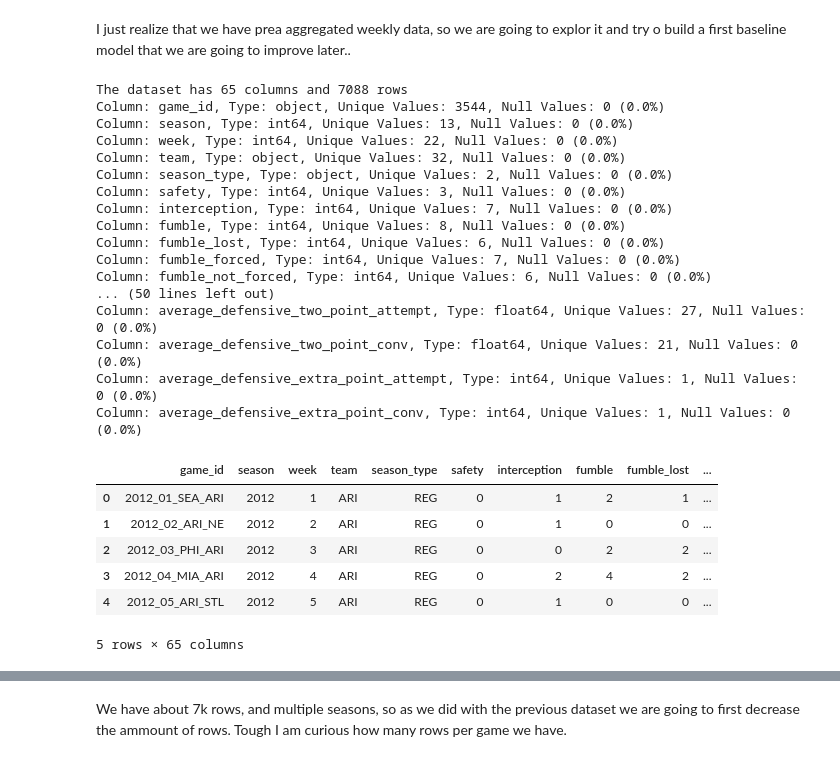
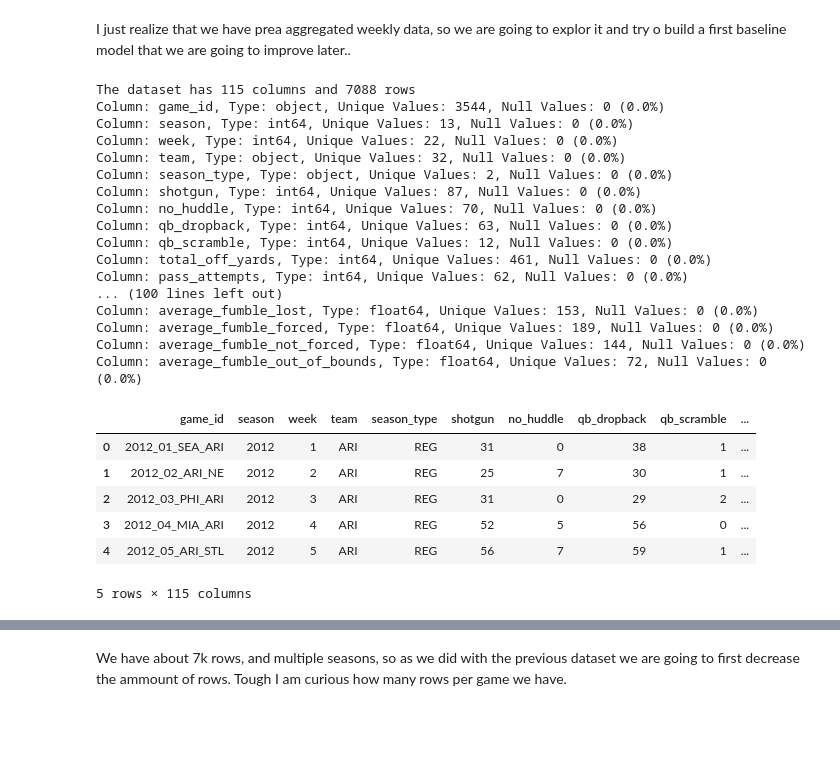
Before and after one commit to Ejaramillo1/nfl_ml_project, a Jupyter notebook: notebook/data/EDA_NFL_2.ipynb, the cells around one changed output, grey strips where cells are left out. Cells and saved outputs as stored; diff of their text form; code cells hidden in the pictures; blank space fills up the shorter version.

Commit message:
working with game data
Start working with game data

```diff
--- a/notebook/data/EDA_NFL_2.ipynb
+++ b/notebook/data/EDA_NFL_2.ipynb
@@ -18,47 +18,47 @@ import kagglehub
 dataset_path = kagglehub.dataset_download("philiphyde1/nfl-stats-1999-2022")
 # %%
 # Load the CSV file into a DataFrame
-# [weekly_player_stats_defense.csv'', 'weekly_player_stats_offense.csv', 'weekly_team_stats_defense.csv', 'weekly_team_stats_offense.csv', 'yearly_player_stats_defense.csv', 'yearly_player_stats_offense.csv', 'yearly_team_stats_defense.csv', 'yearly_team_stats_offense.csv']
-weekly_df_defense_team = pd.read_csv(os.path.join(dataset_path, 'weekly_team_stats_defense.csv'))
+# [weekly_player_stats_offense.csv'', 'weekly_player_stats_offense.csv', 'weekly_team_stats_offense.csv', 'weekly_team_stats_offense.csv', 'yearly_player_stats_offense.csv', 'yearly_player_stats_offense.csv', 'yearly_team_stats_offense.csv', 'yearly_team_stats_offense.csv']
+weekly_df_offense_team = pd.read_csv(os.path.join(dataset_path, 'weekly_team_stats_offense.csv'))
 # %%
-num_columns = weekly_df_defense_team.shape[1]
-num_rows = weekly_df_defense_team.shape[0]
-column_names = weekly_df_defense_team.columns.tolist()
+num_columns = weekly_df_offense_team.shape[1]
+num_rows = weekly_df_offense_team.shape[0]
+column_names = weekly_df_offense_team.columns.tolist()
 
 print(f"The dataset has {num_columns} columns and {num_rows} rows")
 
 for col in column_names:
-    null_count = weekly_df_defense_team[col].isnull().sum()  # Count null values
+    null_count = weekly_df_offense_team[col].isnull().sum()  # Count null values
     print(f"Column: {col}, "
-          f"Type: {weekly_df_defense_team[col].dtype}, "
-          f"Unique Values: {weekly_df_defense_team[col].nunique()}, "
+          f"Type: {weekly_df_offense_team[col].dtype}, "
+          f"Unique Values: {weekly_df_offense_team[col].nunique()}, "
           f"Null Values: {null_count} ({null_count/num_rows:.1%})")
 # %% [output]
-The dataset has 65 columns and 7088 rows
+The dataset has 115 columns and 7088 rows
 Column: game_id, Type: object, Unique Values: 3544, Null Values: 0 (0.0%)
 Column: season, Type: int64, Unique Values: 13, Null Values: 0 (0.0%)
 Column: week, Type: int64, Unique Values: 22, Null Values: 0 (0.0%)
 Column: team, Type: object, Unique Values: 32, Null Values: 0 (0.0%)
 Column: season_type, Type: object, Unique Values: 2, Null Values: 0 (0.0%)
-Column: safety, Type: int64, Unique Values: 3, Null Values: 0 (0.0%)
-Column: interception, Type: int64, Unique Values: 7, Null Values: 0 (0.0%)
-Column: fumble, Type: int64, Unique Values: 8, Null Values: 0 (0.0%)
-Column: fumble_lost, Type: int64, Unique Values: 6, Null Values: 0 (0.0%)
-Column: fumble_forced, Type: int64, Unique Values: 7, Null Values: 0 (0.0%)
-Column: fumble_not_forced, Type: int64, Unique Values: 6, Null Values: 0 (0.0%)
-... (50 lines left out)
-Column: average_defensive_two_point_attempt, Type: float64, Unique Values: 27, Null Values: 0 (0.0%)
-Column: average_defensive_two_point_conv, Type: float64, Unique Values: 21, Null Values: 0 (0.0%)
-Column: average_defensive_extra_point_attempt, Type: int64, Unique Values: 1, Null Values: 0 (0.0%)
-Column: average_defensive_extra_point_conv, Type: int64, Unique Values: 1, Null Values: 0 (0.0%)
+Column: shotgun, Type: int64, Unique Values: 87, Null Values: 0 (0.0%)
+Column: no_huddle, Type: int64, Unique Values: 70, Null Values: 0 (0.0%)
+Column: qb_dropback, Type: int64, Unique Values: 63, Null Values: 0 (0.0%)
+Column: qb_scramble, Type: int64, Unique Values: 12, Null Values: 0 (0.0%)
+Column: total_off_yards, Type: int64, Unique Values: 461, Null Values: 0 (0.0%)
+Column: pass_attempts, Type: int64, Unique Values: 62, Null Values: 0 (0.0%)
+... (100 lines left out)
+Column: average_fumble_lost, Type: float64, Unique Values: 153, Null Values: 0 (0.0%)
+Column: average_fumble_forced, Type: float64, Unique Values: 189, Null Values: 0 (0.0%)
+Column: average_fumble_not_forced, Type: float64, Unique Values: 144, Null Values: 0 (0.0%)
+Column: average_fumble_out_of_bounds, Type: float64, Unique Values: 72, Null Values: 0 (0.0%)
 # %%
-weekly_df_defense_team.head()
+weekly_df_offense_team.head()
 # %% [output]
-|  | game_id | season | week | team | season_type | safety | interception | fumble | fumble_lost | ... |
-| 0 | 2012_01_SEA_ARI | 2012 | 1 | ARI | REG | 0 | 1 | 2 | 1 | ... |
-| 1 | 2012_02_ARI_NE | 2012 | 2 | ARI | REG | 0 | 1 | 0 | 0 | ... |
-| 2 | 2012_03_PHI_ARI | 2012 | 3 | ARI | REG | 0 | 0 | 2 | 2 | ... |
-| 3 | 2012_04_MIA_ARI | 2012 | 4 | ARI | REG | 0 | 2 | 4 | 2 | ... |
-| 4 | 2012_05_ARI_STL | 2012 | 5 | ARI | REG | 0 | 1 | 0 | 0 | ... |
+|  | game_id | season | week | team | season_type | shotgun | no_huddle | qb_dropback | qb_scramble | ... |
+| 0 | 2012_01_SEA_ARI | 2012 | 1 | ARI | REG | 31 | 0 | 38 | 1 | ... |
+| 1 | 2012_02_ARI_NE | 2012 | 2 | ARI | REG | 25 | 7 | 30 | 1 | ... |
+| 2 | 2012_03_PHI_ARI | 2012 | 3 | ARI | REG | 31 | 0 | 29 | 2 | ... |
+| 3 | 2012_04_MIA_ARI | 2012 | 4 | ARI | REG | 52 | 5 | 56 | 0 | ... |
+| 4 | 2012_05_ARI_STL | 2012 | 5 | ARI | REG | 56 | 7 | 59 | 1 | ... |
-5 rows × 65 columns
+5 rows × 115 columns
 # %%
```
Also changed, not shown: parts of 9 cells of this notebook, 2 other files.
